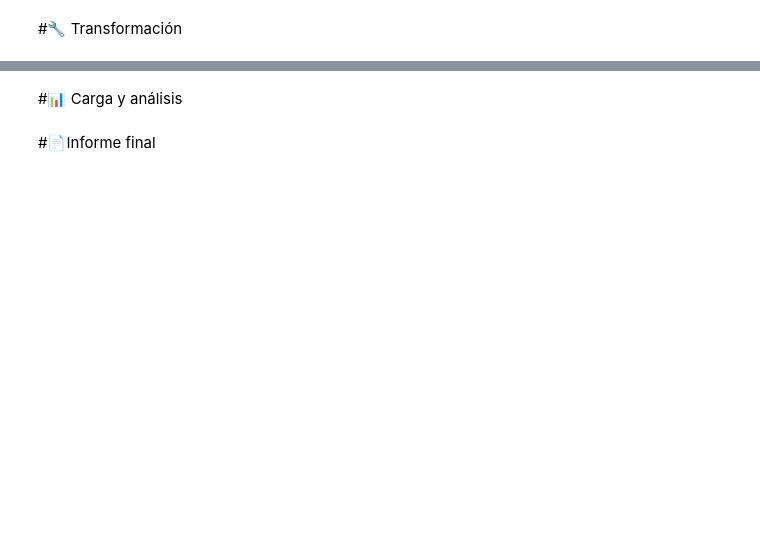
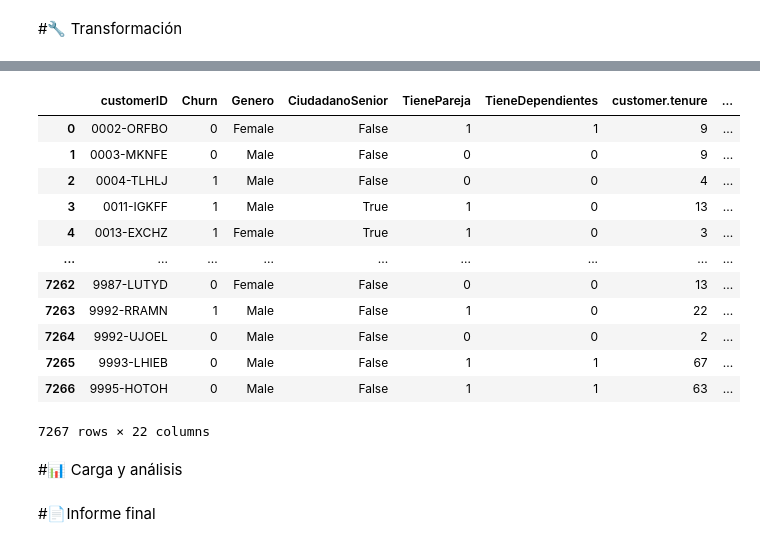
Before and after one commit to ARTAA123/TelecomX_alura, a Jupyter notebook: TelecomX_LATAM.ipynb, the cells around one changed output, grey strips where cells are left out. Cells and saved outputs as stored; diff of their text form; code cells hidden in the pictures; blank space fills up the shorter version.

```diff
--- a/TelecomX_LATAM.ipynb
+++ b/TelecomX_LATAM.ipynb
@@ -39,0 +255,3 @@ data.head()
+# %%
+#Transformación de Charges a numeric
+data['account.Charges.Total'] = pd.to_numeric(data['account.Charges.Total'], errors='coerce')
@@ -39,0 +319,2 @@ data.head()
+# %%
+data['Churn'] = data['Churn'].fillna(0).astype(int)
@@ -39,0 +337,5 @@ data.head()
+# %%
+#Rellenar valores nulos y transformarlos a int
+datos_transformar =['internet.OnlineBackup','internet.DeviceProtection', 'internet.TechSupport', 'internet.StreamingTV', 'internet.StreamingMovies']
+for col in datos_transformar:
+    data[col] = data[col].fillna(0).astype(int)
@@ -39,0 +366,3 @@ data.head()
+# %%
+#Toma los datos de "account.Charges.Monthly" genera el cargo diario y se redondea a dos decimales
+data['Cuentas_Diarias'] = (data['account.Charges.Monthly'] / 30).round(2)
@@ -40,3 +385,29 @@ data.head()
+# %%
+data.rename(columns={
+    'customer.gender': 'Genero',
+    'customer.SeniorCitizen': 'CiudadanoSenior',
+    'customer.Partner': 'TienePareja',
+    'customer.Dependents': 'TieneDependientes',
+    'internet.InternetService': 'ServicioInternet',
+    'account.Charges.Monthly': 'FacturacionMensual',
+    'account.Charges.Total': 'FacturacionTotal',
+    'account.Contract': 'TipoContrato'
+}, inplace=True)
+data
+# %% [output]
+|  | customerID | Churn | Genero | CiudadanoSenior | TienePareja | TieneDependientes | customer.tenure | ... |
+| 0 | 0002-ORFBO | 0 | Female | False | 1 | 1 | 9 | ... |
+| 1 | 0003-MKNFE | 0 | Male | False | 0 | 0 | 9 | ... |
+| 2 | 0004-TLHLJ | 1 | Male | False | 0 | 0 | 4 | ... |
+| 3 | 0011-IGKFF | 1 | Male | True | 1 | 0 | 13 | ... |
+| 4 | 0013-EXCHZ | 1 | Female | True | 1 | 0 | 3 | ... |
+| ... | ... | ... | ... | ... | ... | ... | ... | ... |
+| 7262 | 9987-LUTYD | 0 | Female | False | 0 | 0 | 13 | ... |
+| 7263 | 9992-RRAMN | 1 | Male | False | 1 | 0 | 22 | ... |
+| 7264 | 9992-UJOEL | 0 | Male | False | 0 | 0 | 2 | ... |
+| 7265 | 9993-LHIEB | 0 | Male | False | 1 | 1 | 67 | ... |
+| 7266 | 9995-HOTOH | 0 | Male | False | 1 | 1 | 63 | ... |
+7267 rows × 22 columns
 # %% [markdown]
 #📊 Carga y análisis
 # %% [markdown]
```
Also changed, not shown: parts of 37 cells of this notebook.
